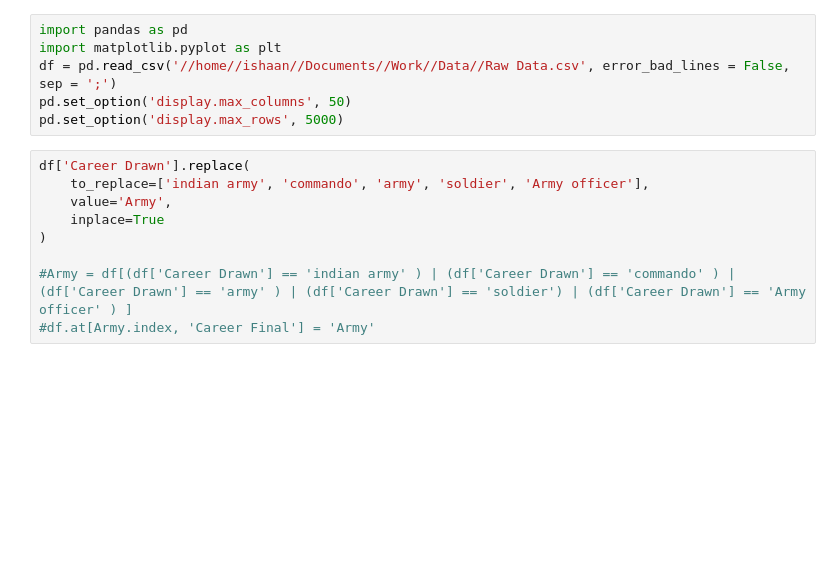
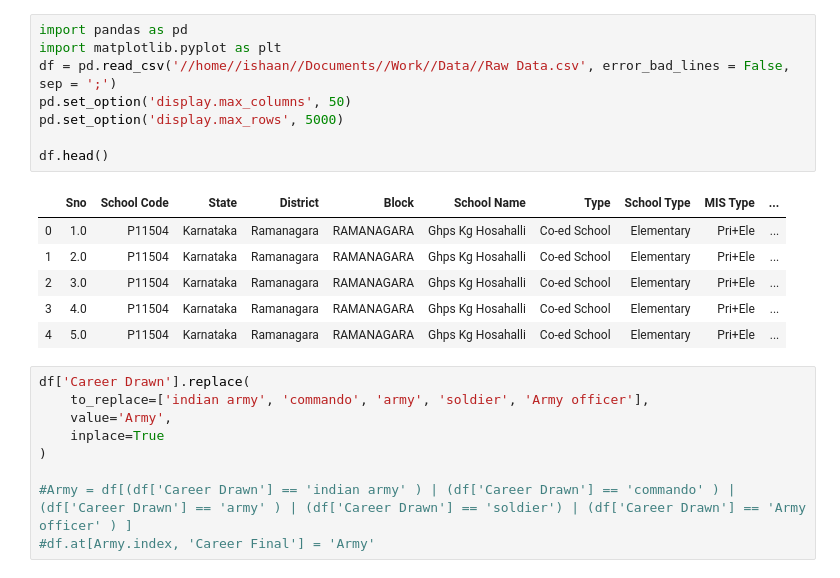
Before and after one commit to isrivastav99/Research-airtel, a Jupyter notebook: Cleaning.ipynb, the cells around one changed output. Saved outputs shown, nothing was run; the diff lists cells and outputs as text; blank space fills up the shorter version.

```diff
--- a/Cleaning.ipynb
+++ b/Cleaning.ipynb
@@ -1,9 +1,18 @@
 # %%
 import pandas as pd
 import matplotlib.pyplot as plt
 df = pd.read_csv('//home//ishaan//Documents//Work//Data//Raw Data.csv', error_bad_lines = False, sep = ';')
 pd.set_option('display.max_columns', 50)
 pd.set_option('display.max_rows', 5000)
+
+df.head()
+# %% [output]
+|  | Sno | School Code | State | District | Block | School Name | Type | School Type | MIS Type | ... |
+| 0 | 1.0 | P11504 | Karnataka | Ramanagara | RAMANAGARA | Ghps Kg Hosahalli | Co-ed School | Elementary | Pri+Ele | ... |
+| 1 | 2.0 | P11504 | Karnataka | Ramanagara | RAMANAGARA | Ghps Kg Hosahalli | Co-ed School | Elementary | Pri+Ele | ... |
+| 2 | 3.0 | P11504 | Karnataka | Ramanagara | RAMANAGARA | Ghps Kg Hosahalli | Co-ed School | Elementary | Pri+Ele | ... |
+| 3 | 4.0 | P11504 | Karnataka | Ramanagara | RAMANAGARA | Ghps Kg Hosahalli | Co-ed School | Elementary | Pri+Ele | ... |
+| 4 | 5.0 | P11504 | Karnataka | Ramanagara | RAMANAGARA | Ghps Kg Hosahalli | Co-ed School | Elementary | Pri+Ele | ... |
 # %%
 df['Career Drawn'].replace(
     to_replace=['indian army', 'commando', 'army', 'soldier', 'Army officer'],
```
Also changed, not shown: parts of 4 cells of this notebook, 2 other files.
